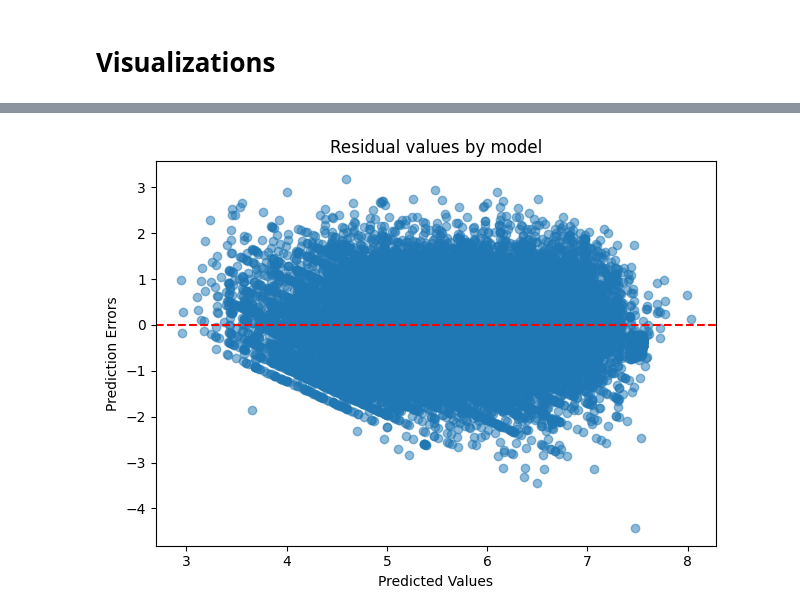
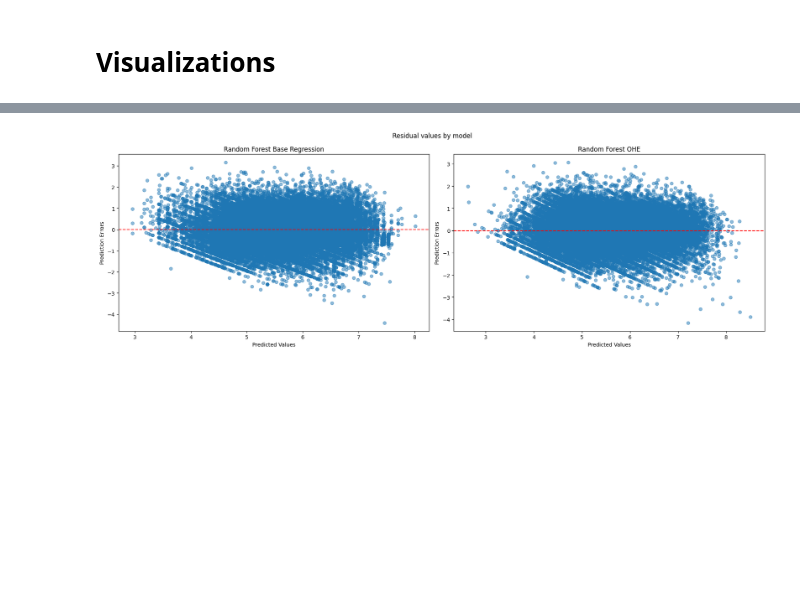
Before and after one commit to RasKrebs/pricing_wizards, a Jupyter notebook: notebooks/random_forest.ipynb, the cells around one changed output, grey strips where cells are left out. Saved outputs shown, nothing was run; the diff lists cells and outputs as text; code cells hidden in the pictures; blank space fills up the shorter version.

```diff
--- a/notebooks/random_forest.ipynb
+++ b/notebooks/random_forest.ipynb
@@ -154,23 +210,25 @@ plt.show(fig)
-# %%
-# residuals
-models = [random_forest]
-labels = ["Random Forest"]
-
-# Use a single figure for all models
-fig, ax = plt.subplots(tight_layout=True)
-
-for i, model in enumerate(models):
-    # Calculate residuals
-    prediction_error = y_test - model.predict(X_test)
-
-    # Plot the scatter plot on the same figure
-    ax.scatter(model.predict(X_test), prediction_error, alpha=0.5)
-    ax.axhline(y=0, color='r', linestyle='--')
-    ax.set_title(labels[i])
-    ax.set_xlabel('Predicted Values')
-    ax.set_ylabel('Prediction Errors')
-
-plt.title("Residual values by model")
-plt.show()
-# %% [output]
-[figure, removed]
+# %%
+pipelines = [(y_pred_test_base, y_test_base), (y_pred_test_ohe, y_test_ohe)]
+labels= ["Random Forest Base Regression", "Random Forest OHE"]
+
+num_pipelines = len(pipelines)
+num_cols = 2
+num_rows = math.ceil(num_pipelines / num_cols)
+
+fig, axs = plt.subplots(num_rows, num_cols, figsize=(18, 6*num_rows), tight_layout=True)
+
+for i, (y_pred, y_test) in enumerate(pipelines):
+    # Calculate residuals
+    prediction_error = y_test - y_pred
+
+    # Plot the scatter plot on the specific subplot
+    axs[i].scatter(y_pred, prediction_error, alpha=0.5)
+    axs[i].axhline(y=0, color='r', linestyle='--')
+    axs[i].set_title(labels[i])
+    axs[i].set_xlabel('Predicted Values')
+    axs[i].set_ylabel('Prediction Errors')
+
+plt.suptitle("Residual values by model")
+plt.show()
+# %% [output]
+[figure, added]
```
Also changed, not shown: parts of 15 cells of this notebook, 1 other file.
